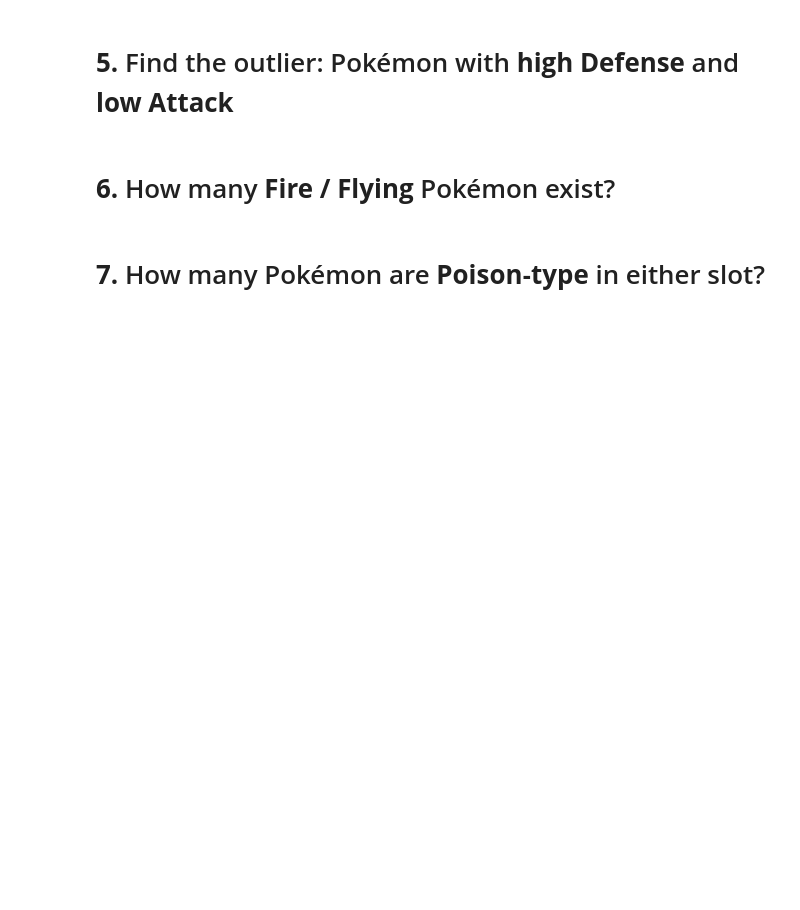
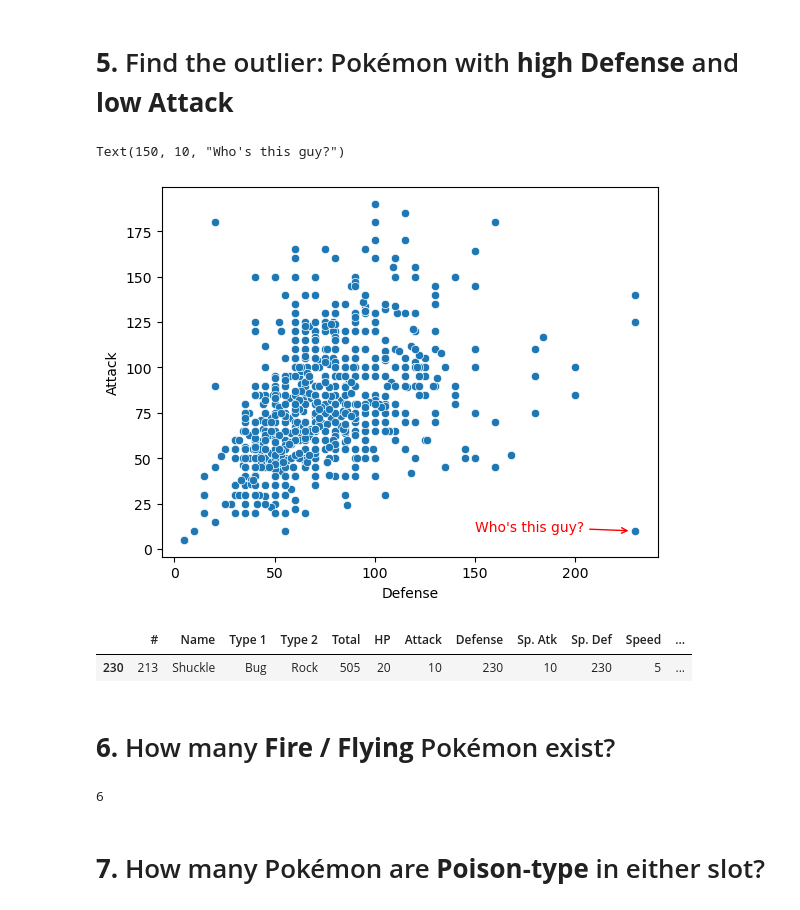
Before and after one commit to thejosht/python-projects, a Jupyter notebook: Data Filtering & Sorting with Pokemon Data/pokemon_filtering_sorting.ipynb, the cells around one changed output. Saved outputs shown, nothing was run; the diff lists cells and outputs as text; code cells hidden in the pictures; blank space fills up the shorter version.

```diff
--- a/Data Filtering & Sorting with Pokemon Data/pokemon_filtering_sorting.ipynb
+++ b/Data Filtering & Sorting with Pokemon Data/pokemon_filtering_sorting.ipynb
@@ -11,0 +9,2 @@ df.head()
+# %%
+df = pd.read_csv("Pokemon.csv")
@@ -38,2 +69,17 @@ q5_df[['Name','Attack','Defense']]
+# %%
+ax = sns. scatterplot(data=df, x="Defense", y="Attack")
+ax. annotate(
+    "Who's this guy?", xy=(228, 10), xytext=(150, 10), color='red',
+    arrowprops=dict (arrowstyle="->", color='red')
+)
+# %% [output]
+Text(150, 10, "Who's this guy?")
+[figure, added]
+# %%
+A5 = df[(df['Attack']< 25) & (df['Defense']> 200)]
+A5
+# %% [output]
+|  | # | Name | Type 1 | Type 2 | Total | HP | Attack | Defense | Sp. Atk | Sp. Def | Speed | ... |
+| 230 | 213 | Shuckle | Bug | Rock | 505 | 20 | 10 | 230 | 10 | 230 | 5 | ... |
 # %% [markdown]
 # **6.** How many **Fire / Flying** Pokémon exist?
@@ -44,2 +86,7 @@ q6_answer
+# %%
+A6 = ((df['Type 1'] == 'Fire') & (df['Type 2'] == 'Flying')).sum()
+A6
+# %% [output]
+6
 # %% [markdown]
 # **7.** How many Pokémon are **Poison‑type** in either slot?
```
Also changed, not shown: parts of 35 cells of this notebook, 2 other files.
